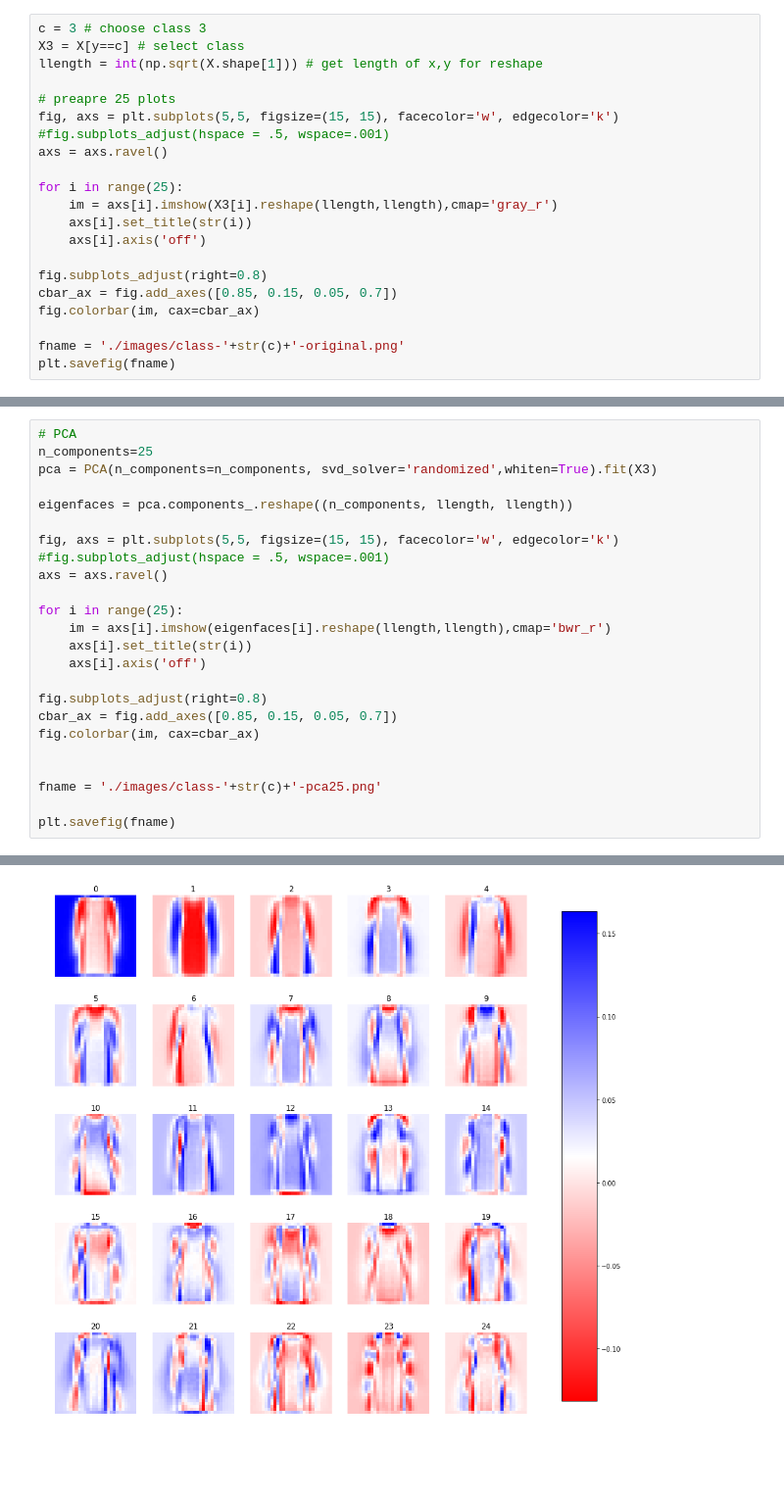
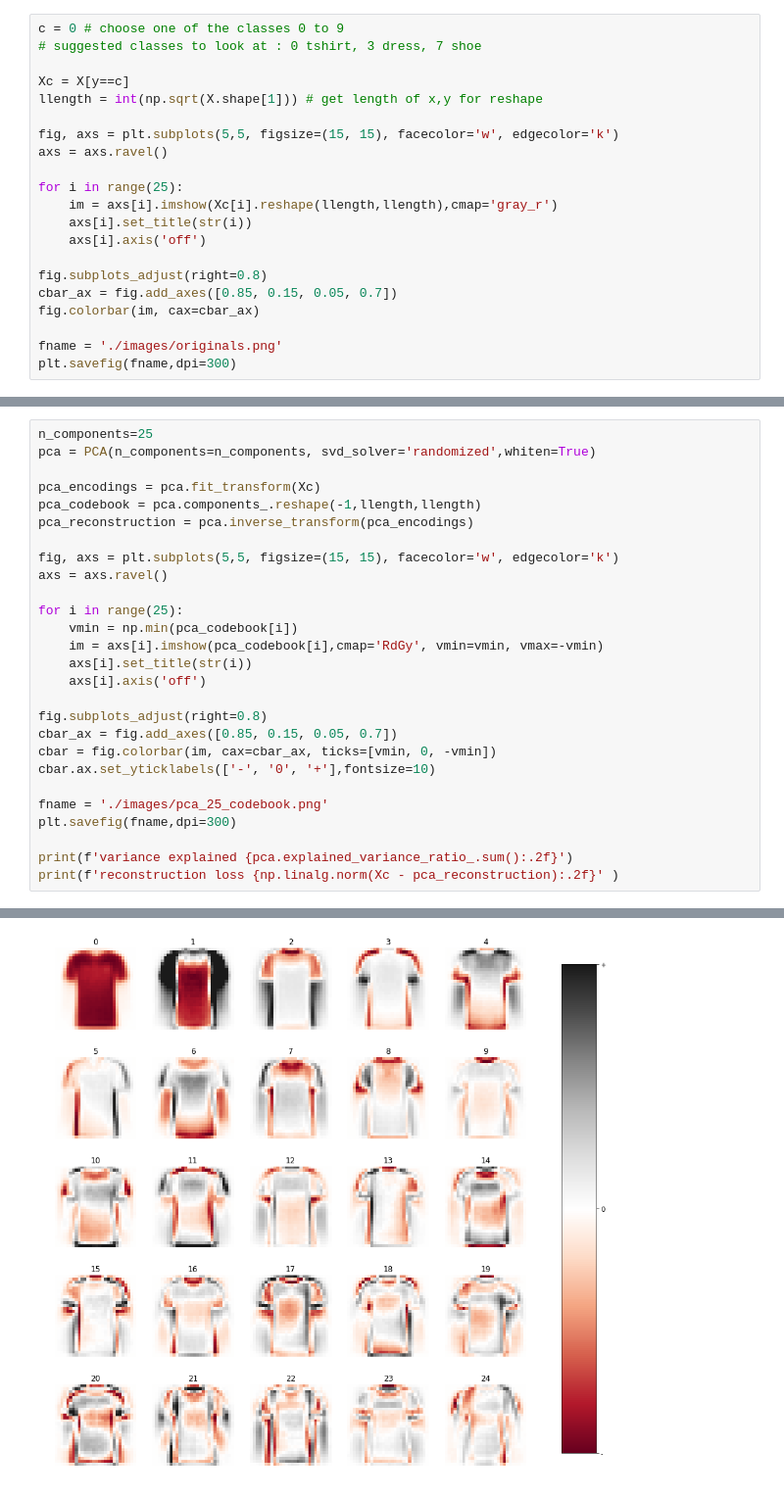
Before and after one commit to gabrieldernbach/pca_nmf_compare, a Jupyter notebook: eigen_fashion_mnist.ipynb, the cells around one changed output, grey strips where cells are left out. Shown: that part at 98% size. Drawn from its saved outputs; the diff is of its cells as text; blank space fills up the shorter version.

Commit message:
add encoding and reconstruction plots, increase plotting to 300 dpi

```diff
--- a/eigen_fashion_mnist.ipynb
+++ b/eigen_fashion_mnist.ipynb
@@ -28,17 +28,17 @@ def load_mnist(path, kind='train'):
 
 X,y = load_mnist('./fashionmnist/')
 # %%
-c = 3 # choose class 3
-X3 = X[y==c] # select class
+c = 0 # choose one of the classes 0 to 9
+# suggested classes to look at : 0 tshirt, 3 dress, 7 shoe
+
+Xc = X[y==c]
 llength = int(np.sqrt(X.shape[1])) # get length of x,y for reshape
 
-# preapre 25 plots
 fig, axs = plt.subplots(5,5, figsize=(15, 15), facecolor='w', edgecolor='k')
-#fig.subplots_adjust(hspace = .5, wspace=.001)
 axs = axs.ravel()
 
 for i in range(25):
-    im = axs[i].imshow(X3[i].reshape(llength,llength),cmap='gray_r')
+    im = axs[i].imshow(Xc[i].reshape(llength,llength),cmap='gray_r')
     axs[i].set_title(str(i))
     axs[i].axis('off')
 
@@ -46,6 +46,6 @@ fig.subplots_adjust(right=0.8)
 cbar_ax = fig.add_axes([0.85, 0.15, 0.05, 0.7])
 fig.colorbar(im, cax=cbar_ax)
 
-fname = './images/class-'+str(c)+'-original.png'
-plt.savefig(fname)
+fname = './images/originals.png'
+plt.savefig(fname,dpi=300)
 # %% [output]
@@ -53,25 +53,28 @@ plt.savefig(fname)
 # %%
-# PCA
 n_components=25
-pca = PCA(n_components=n_components, svd_solver='randomized',whiten=True).fit(X3)
+pca = PCA(n_components=n_components, svd_solver='randomized',whiten=True)
 
-eigenfaces = pca.components_.reshape((n_components, llength, llength))
+pca_encodings = pca.fit_transform(Xc)
+pca_codebook = pca.components_.reshape(-1,llength,llength)
+pca_reconstruction = pca.inverse_transform(pca_encodings)
 
 fig, axs = plt.subplots(5,5, figsize=(15, 15), facecolor='w', edgecolor='k')
-#fig.subplots_adjust(hspace = .5, wspace=.001)
 axs = axs.ravel()
 
 for i in range(25):
-    im = axs[i].imshow(eigenfaces[i].reshape(llength,llength),cmap='bwr_r')
+    vmin = np.min(pca_codebook[i])
+    im = axs[i].imshow(pca_codebook[i],cmap='RdGy', vmin=vmin, vmax=-vmin)
     axs[i].set_title(str(i))
     axs[i].axis('off')
 
 fig.subplots_adjust(right=0.8)
 cbar_ax = fig.add_axes([0.85, 0.15, 0.05, 0.7])
-fig.colorbar(im, cax=cbar_ax)
+cbar = fig.colorbar(im, cax=cbar_ax, ticks=[vmin, 0, -vmin])
+cbar.ax.set_yticklabels(['-', '0', '+'],fontsize=10)
 
+fname = './images/pca_25_codebook.png'
+plt.savefig(fname,dpi=300)
 
-fname = './images/class-'+str(c)+'-pca25.png'
-
-plt.savefig(fname)
+print(f'variance explained {pca.explained_variance_ratio_.sum():.2f}')
+print(f'reconstruction loss {np.linalg.norm(Xc - pca_reconstruction):.2f}' )
 # %% [output]
@@ -78 +83 @@ plt.savefig(fname)
-[figure, old version]
+[figure, new version]
```
Also changed, not shown: parts of 7 cells of this notebook, 16 other files.
